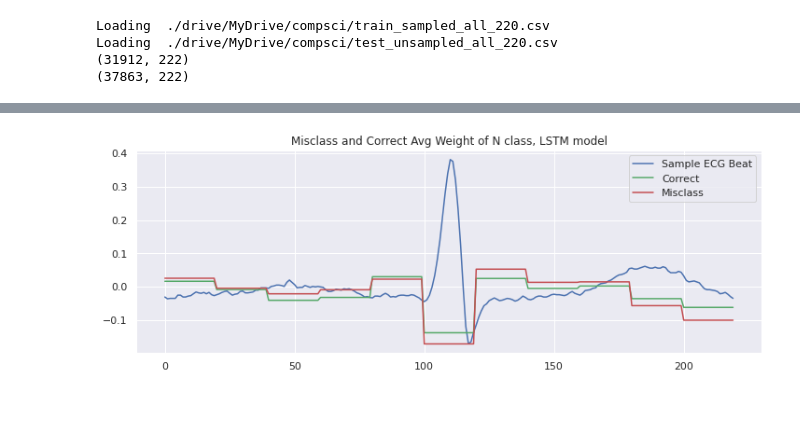
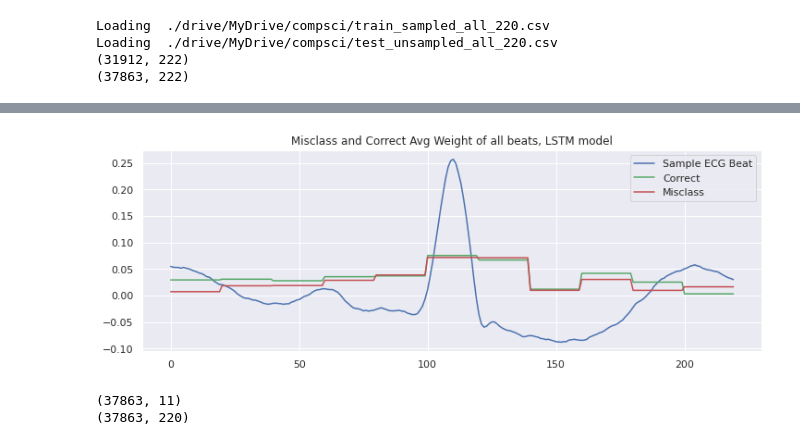
Before and after one commit to shouryaverma/cs_lvl4_project, a Jupyter notebook: code notebooks/lstm_model.ipynb, the cells around one changed output, grey strips where cells are left out. Saved outputs shown, nothing was run; the diff lists cells and outputs as text; code cells hidden in the pictures; blank space fills up the shorter version.

```diff
--- a/code notebooks/lstm_model.ipynb
+++ b/code notebooks/lstm_model.ipynb
@@ -95,11 +94,11 @@ y_test = test_values[:,-2]
 y_train_gc = (y_train - y_train.min())/(y_train.max()-y_train.min())*(9-1)
 y_test_gc = (y_test - y_test.min())/(y_test.max()-y_test.min())*(9-1)
 # %%
-#use this for all data training and testing
+# use this for all data training and testing
 
-# X_train1 = X_train.reshape(X_train.shape + (1,1))
-# X_test1 = X_test.reshape(X_test.shape + (1,1))
+X_train1 = X_train.reshape(X_train.shape + (1,1))
+X_test1 = X_test.reshape(X_test.shape + (1,1))
 
-# y_train1=to_categorical(y_train)
-# y_test1=to_categorical(y_test)
+y_train1=to_categorical(y_train)
+y_test1=to_categorical(y_test)
 # %%
@@ -127,6 +126,11 @@ y_test1=to_categorical(y_test)
 # %%
 #Use this for noisy test data
-s = np.random.normal(0, 1, X_test.shape)
-noise_test = X_test+s
-print(noise_test.shape)
-X_test1 = noise_test.reshape(noise_test.shape + (1,1))
+# r = np.random.normal(0, 1, X_train.shape)
+# noise_train = X_train+r
+# print(noise_train.shape)
+# X_train1 = noise_train.reshape(noise_train.shape + (1,1))
+
+# s = np.random.normal(0, 0.25, X_test.shape)
+# noise_test = X_test+s
+# print(noise_test.shape)
+# X_test1 = noise_test.reshape(noise_test.shape + (1,1))
@@ -409,24 +425,25 @@ LSTM Misclass results
 # %%
 from sklearn.preprocessing import normalize
 
 n0= normalize(final_last_lstm[correct_lstm[:]])
 n1= normalize(final_last_lstm[misclass_lstm[:]])
-n2= normalize(X_test)
+n2= normalize(X_test1[:,:,0,0])
 
 m0=n0.mean(axis=0)
 m1=n1.mean(axis=0)
 
 plt.figure(figsize=(12,4))
 plt.plot(n2[0],color='b',label='Sample ECG Beat')
-plt.plot(m0*2,color='g',label='Correct')
-plt.plot(m1*2,color='r',label='Misclass')
-plt.title('Class: N, Number: ' + str(class_num))
-plt.title('Misclass and Correct Avg Weight of N class, LSTM model')
-# plt.title('Misclass and Correct Avg Weight of all beats, LSTM model')
+plt.plot(np.abs(m0),color='g',label='Correct')
+plt.plot(np.abs(m1),color='r',label='Misclass')
+# plt.title('Class: N, Number: ' + str(class_num))
+# plt.title('Misclass and Correct Avg Weight of F class, LSTM model')
+# plt.title('Misclass and Correct Avg Weight of F class on 0.25 std Noise, LSTM model')
+plt.title('Misclass and Correct Avg Weight of all beats, LSTM model')
 plt.legend()
 plt.show()
 # %% [output]
-[figure, old version]
+[figure, new version]
 # %%
 # # saving the model
 
@@ -437,3 +454,32 @@ plt.show()
 # lstmmodel.save_weights("NEWlstmmodel_testunsam_weights.h5")
 # lstmmodel.save("NEWlstmmodel_testunsam.h5")
 # print("Saved model to disk")
+# %%
+#done on GRAD-CAM
+
+from itertools import islice
+def means_of_slices(iterable, slice_size):
+    iterator = iter(iterable)
+    while True:
+        slice = list(islice(iterator, slice_size))
+        if slice:
+            yield np.sum(slice)/len(slice)
+        else:
+            return
+a = np.dot(last_lstm_lstm, softmax_weight_lstm)
+new_last_lstm = []
+
+for i in range(len(last_lstm_lstm)):
+  means = list(means_of_slices(a[i], 20))
+  new_last_lstm.append(means)
+new_last_lstm = np.array(new_last_lstm)
+print(new_last_lstm.shape)
+
+final_last_lstm = []
+for i in new_last_lstm:
+  final_last_lstm.append(np.repeat(i,20))
+final_last_lstm = np.array(final_last_lstm)
+print(final_last_lstm.shape)
+# %% [output]
+(37863, 11)
+(37863, 220)
```
Also changed, not shown: parts of 16 cells of this notebook, 17 other files.
